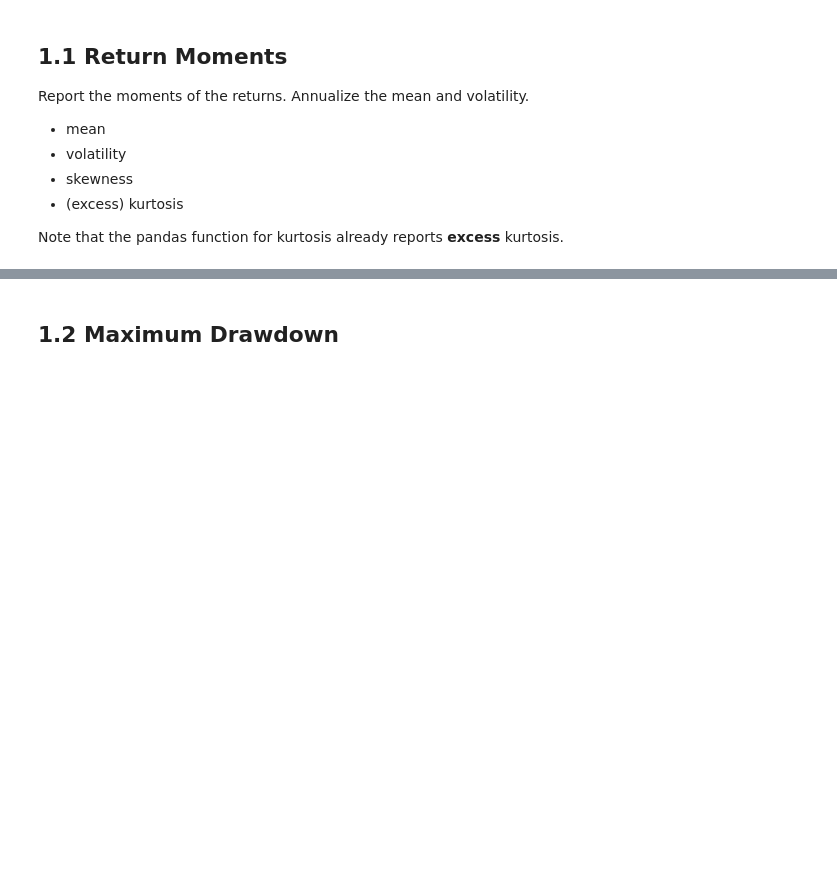
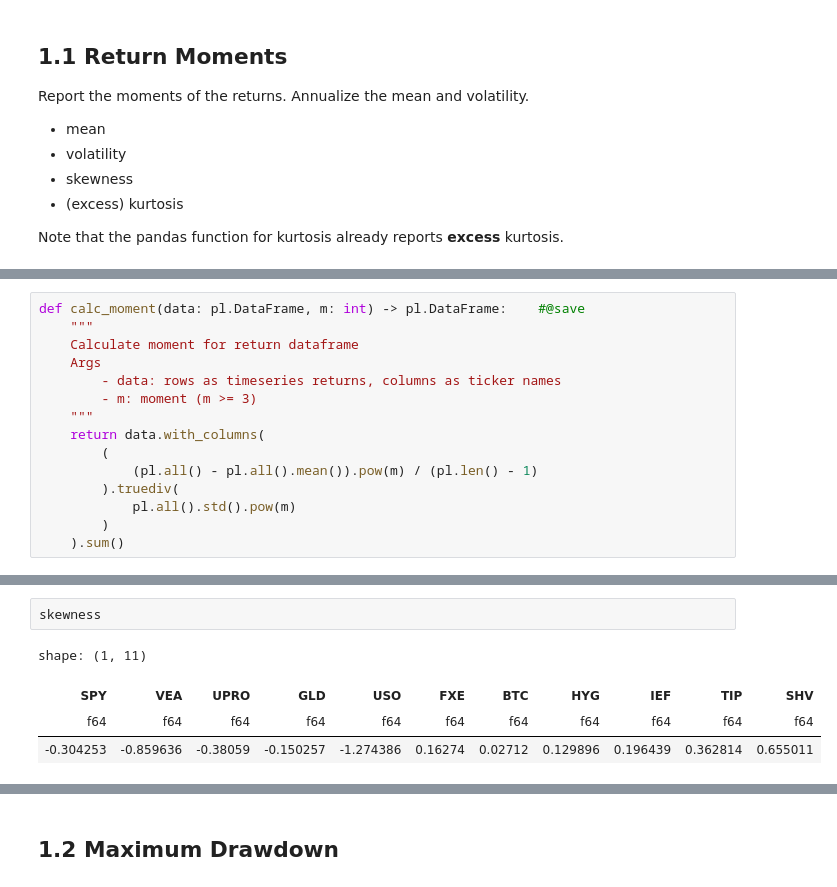
Before and after one commit to dafuzhu-uchi/finm-367, a Jupyter notebook: assignment/hw1/hw1_exe_risk_metrics.ipynb, the cells around one changed output, grey strips where cells are left out. Drawn from its saved outputs; the diff is of its cells as text; blank space fills up the shorter version.

```diff
--- a/assignment/hw1/hw1_exe_risk_metrics.ipynb
+++ b/assignment/hw1/hw1_exe_risk_metrics.ipynb
@@ -18,0 +53,15 @@ Note that the pandas function for kurtosis already reports **excess** kurtosis.
+# %%
+def calc_moment(data: pl.DataFrame, m: int) -> pl.DataFrame:    #@save
+    """
+    Calculate moment for return dataframe
+    Args
+        - data: rows as timeseries returns, columns as ticker names
+        - m: moment (m >= 3)
+    """
+    return data.with_columns(
+        (
+            (pl.all() - pl.all().mean()).pow(m) / (pl.len() - 1)
+        ).truediv(
+            pl.all().std().pow(m)
+        )
+    ).sum()
@@ -18,0 +92,7 @@ Note that the pandas function for kurtosis already reports **excess** kurtosis.
+# %%
+skewness
+# %% [output]
+shape: (1, 11)
+| SPY | VEA | UPRO | GLD | USO | FXE | BTC | HYG | IEF | TIP | SHV |
+| f64 | f64 | f64 | f64 | f64 | f64 | f64 | f64 | f64 | f64 | f64 |
+| -0.304253 | -0.859636 | -0.38059 | -0.150257 | -1.274386 | 0.16274 | 0.02712 | 0.129896 | 0.196439 | 0.362814 | 0.655011 |
```
Also changed, not shown: parts of 18 cells of this notebook, 2 other files.
